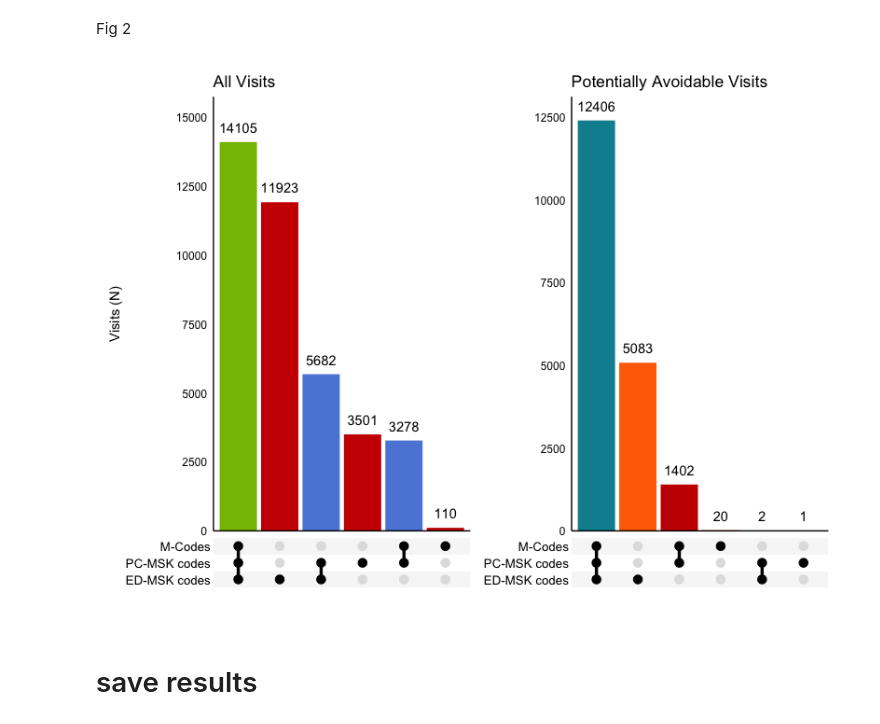
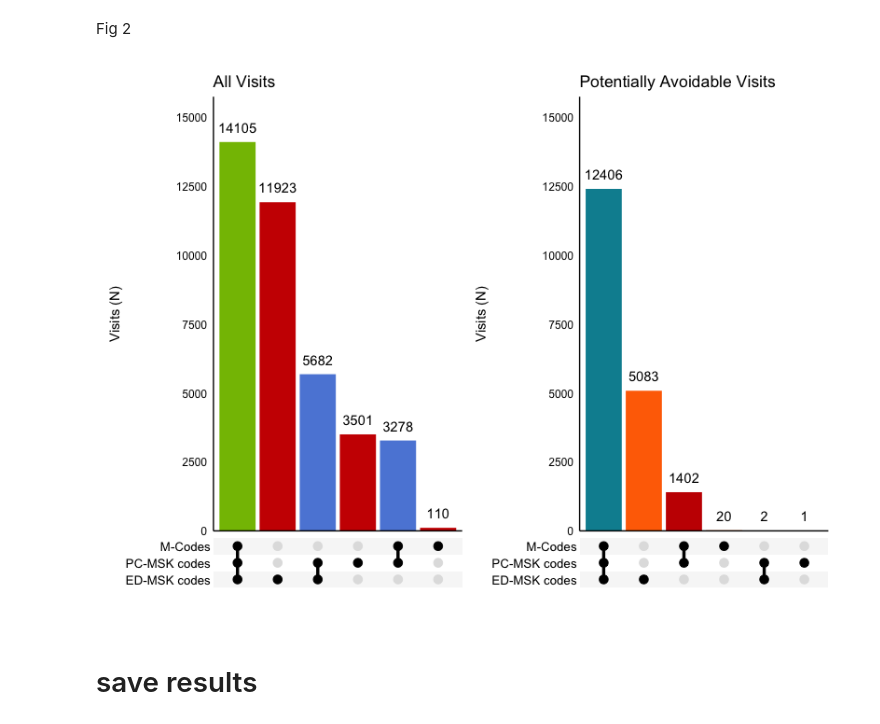
Before and after one commit to James-G-Wrightson/mimic_msk, a Jupyter notebook: ANALYSIS/4_primary_analysis.ipynb, the cells around one changed output. Cells and saved outputs as stored; diff of their text form; code cells hidden in the pictures.

```diff
--- a/ANALYSIS/4_primary_analysis.ipynb
+++ b/ANALYSIS/4_primary_analysis.ipynb
@@ -734,13 +734,13 @@ set_levels <- c("M-Codes", "PC-MSK codes", "ED-MSK codes")
 }
 # %%
 fig_2a <- upset_f("mcode", "power", "hwa", "All Visits", 15000)+scale_fill_startrek()
-fig_2b <- upset_f("nyu_mcode", "nyu_power", "nyu_hwa", "Potentially Avoidable Visits", 12500)+scale_fill_futurama()
-fig2 <- (fig_2a + fig_2b + plot_layout(guides = "collect", axes = "collect"))
+fig_2b <- upset_f("nyu_mcode", "nyu_power", "nyu_hwa", "Potentially Avoidable Visits", 15000)+scale_fill_futurama()
+fig2 <- (fig_2a + fig_2b + plot_layout(guides = "collect"))
 ggsave("fig2.svg", fig2, device = "svg", width = 10, height=7, dpi=1200)
 ggsave("fig2.png", fig2, device = "png", width = 10, height=7, dpi=1200)
 plot(fig2)
 # %% [output]
-[figure, old version]
+[figure, new version]
 # %% [markdown]
 # save results
 # %%
```
